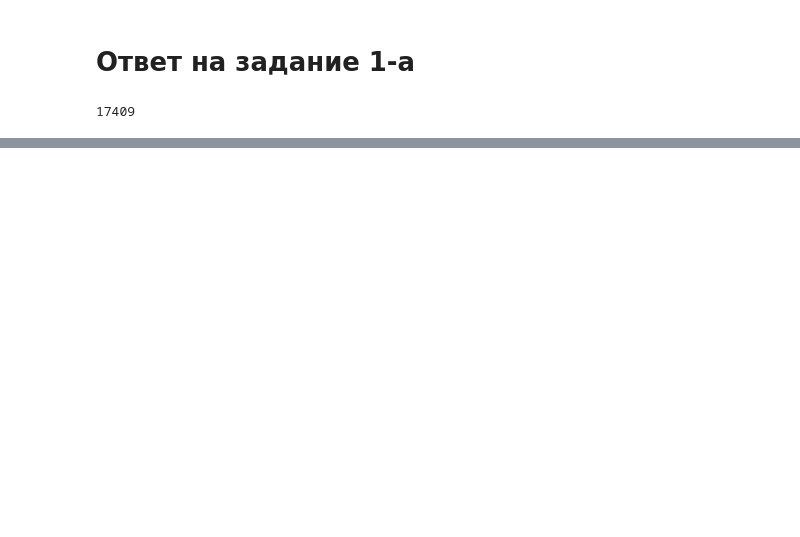
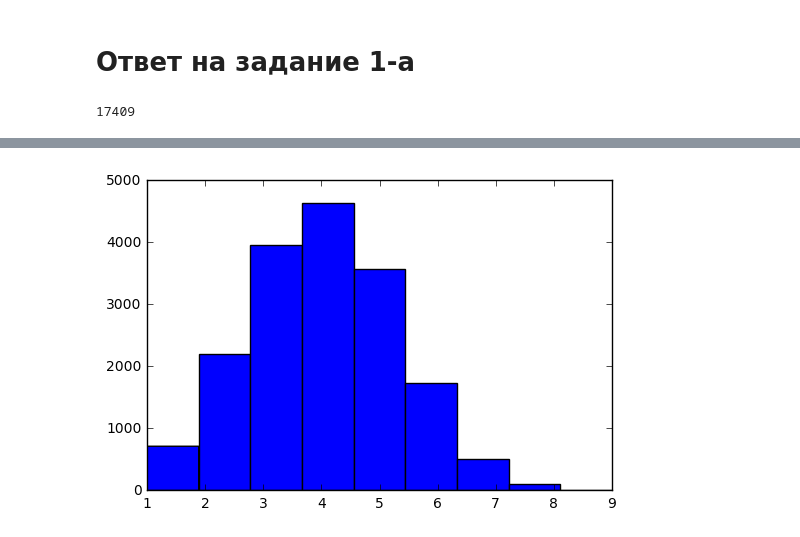
Before and after one commit to Dyomina/pattern-mining-hw, a Jupyter notebook: pattern-minimg-hw1.ipynb, the cells around one changed output, grey strips where cells are left out. Saved outputs shown, nothing was run; the diff lists cells and outputs as text; code cells hidden in the pictures; blank space fills up the shorter version.

```diff
--- a/pattern-minimg-hw1.ipynb
+++ b/pattern-minimg-hw1.ipynb
@@ -172,0 +173,8 @@ plt.show()
+# %%
+# Большинство частых наборов (с заданной минимальной поддержкой)
+# содержат 3-5 словосочетаний
+
+plt.hist(result1a_df['key_len'], bins=9)
+plt.show()
+# %% [output]
+[figure, added]
```
Also changed, not shown: parts of 17 cells of this notebook.
